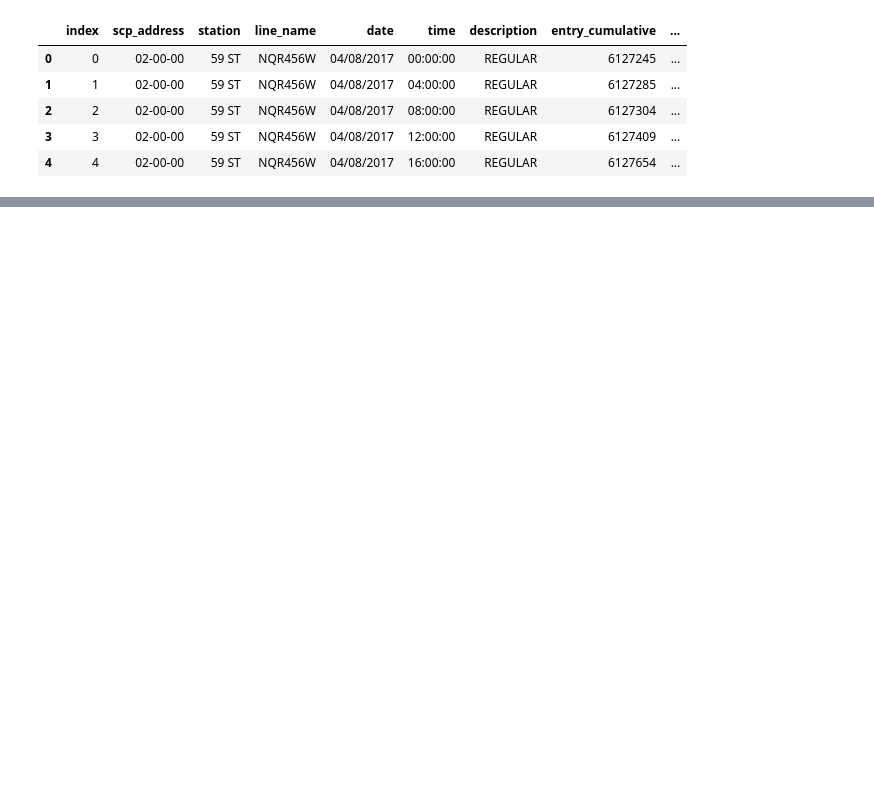
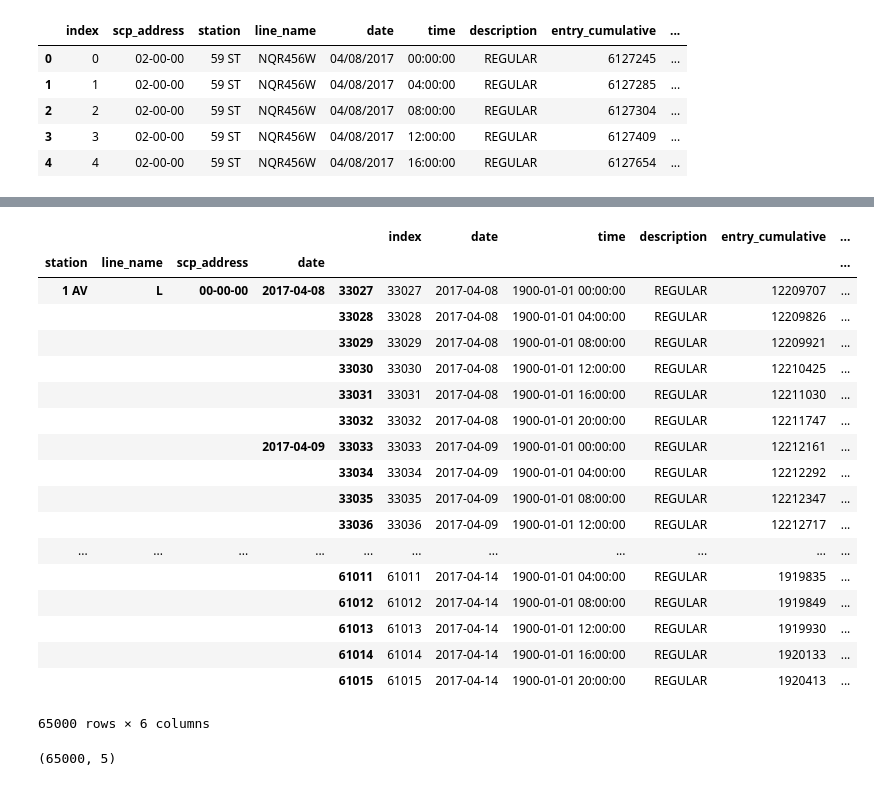
Before and after one commit to jeremyrchow/metis_proj_1, a Jupyter notebook: processed_data/DifferencesNotebook.ipynb, the cells around one changed output, grey strips where cells are left out. Saved outputs shown, nothing was run; the diff lists cells and outputs as text; code cells hidden in the pictures; blank space fills up the shorter version.

```diff
--- a/processed_data/DifferencesNotebook.ipynb
+++ b/processed_data/DifferencesNotebook.ipynb
@@ -40,8 +41,30 @@ df.drop(columns=['station','scp_address'])
 # %%
-df_sample = df[:65000].groupby(['station','scp_address','date']).apply(pd.DataFrame.sort_values,'time')
-df_sample=df_sample.drop(columns = ['scp_address','station'])
+df_sample = df[:65000].groupby(['station','line_name','scp_address','date']).apply(pd.DataFrame.sort_values,'time')
+df_sample=df_sample.drop(columns = ['scp_address','station','line_name'])
 #.groupby(['station','scp_address']).diff()
-
-#df_sample
+df_sample
+# %% [output]
+|  |  |  |  |  | index | date | time | description | entry_cumulative | ... |
+| station | line_name | scp_address | date |  |  |  |  |  |  | ... |
+| 1 AV | L | 00-00-00 | 2017-04-08 | 33027 | 33027 | 2017-04-08 | 1900-01-01 00:00:00 | REGULAR | 12209707 | ... |
+|  |  |  |  | 33028 | 33028 | 2017-04-08 | 1900-01-01 04:00:00 | REGULAR | 12209826 | ... |
+|  |  |  |  | 33029 | 33029 | 2017-04-08 | 1900-01-01 08:00:00 | REGULAR | 12209921 | ... |
+|  |  |  |  | 33030 | 33030 | 2017-04-08 | 1900-01-01 12:00:00 | REGULAR | 12210425 | ... |
+|  |  |  |  | 33031 | 33031 | 2017-04-08 | 1900-01-01 16:00:00 | REGULAR | 12211030 | ... |
+|  |  |  |  | 33032 | 33032 | 2017-04-08 | 1900-01-01 20:00:00 | REGULAR | 12211747 | ... |
+|  |  |  | 2017-04-09 | 33033 | 33033 | 2017-04-09 | 1900-01-01 00:00:00 | REGULAR | 12212161 | ... |
+|  |  |  |  | 33034 | 33034 | 2017-04-09 | 1900-01-01 04:00:00 | REGULAR | 12212292 | ... |
+|  |  |  |  | 33035 | 33035 | 2017-04-09 | 1900-01-01 08:00:00 | REGULAR | 12212347 | ... |
+|  |  |  |  | 33036 | 33036 | 2017-04-09 | 1900-01-01 12:00:00 | REGULAR | 12212717 | ... |
+| ... | ... | ... | ... | ... | ... | ... | ... | ... | ... | ... |
+|  |  |  |  | 61011 | 61011 | 2017-04-14 | 1900-01-01 04:00:00 | REGULAR | 1919835 | ... |
+|  |  |  |  | 61012 | 61012 | 2017-04-14 | 1900-01-01 08:00:00 | REGULAR | 1919849 | ... |
+|  |  |  |  | 61013 | 61013 | 2017-04-14 | 1900-01-01 12:00:00 | REGULAR | 1919930 | ... |
+|  |  |  |  | 61014 | 61014 | 2017-04-14 | 1900-01-01 16:00:00 | REGULAR | 1920133 | ... |
+|  |  |  |  | 61015 | 61015 | 2017-04-14 | 1900-01-01 20:00:00 | REGULAR | 1920413 | ... |
+65000 rows × 6 columns
 # %%
-df_differences=df_sample.groupby(['station','scp_address']).diff()
+df_differences=df_sample.groupby(['station','line_name','scp_address']).diff()
+df_differences.shape
+# %% [output]
+(65000, 5)
```
Also changed, not shown: parts of 16 cells of this notebook, 1 other file.
